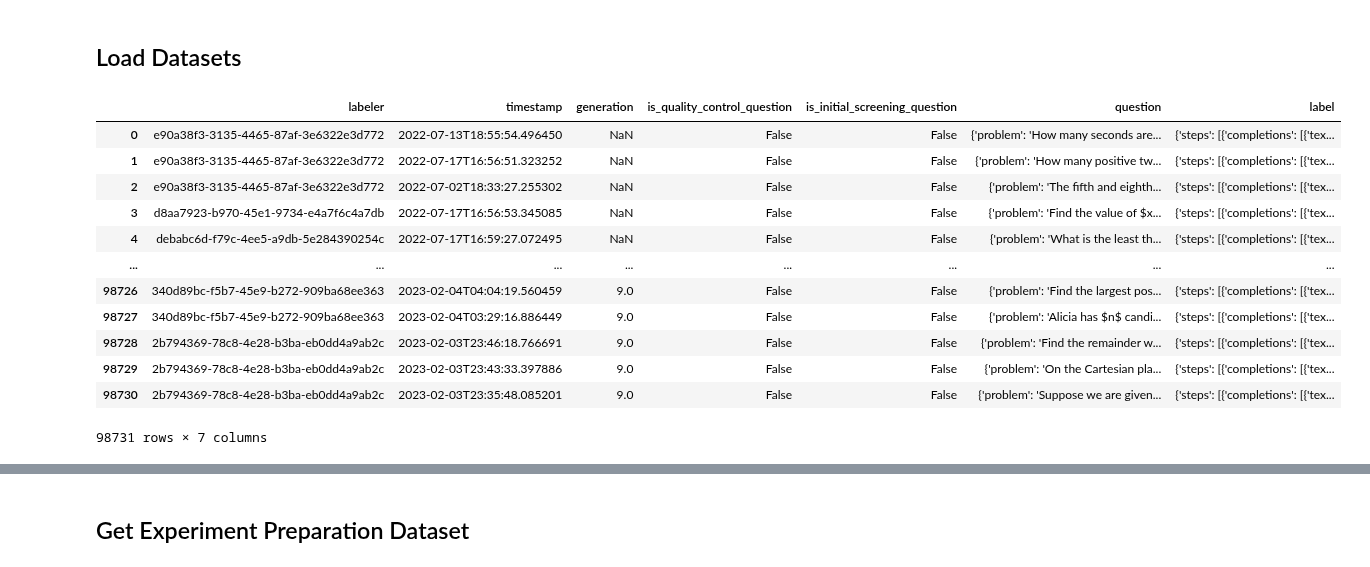
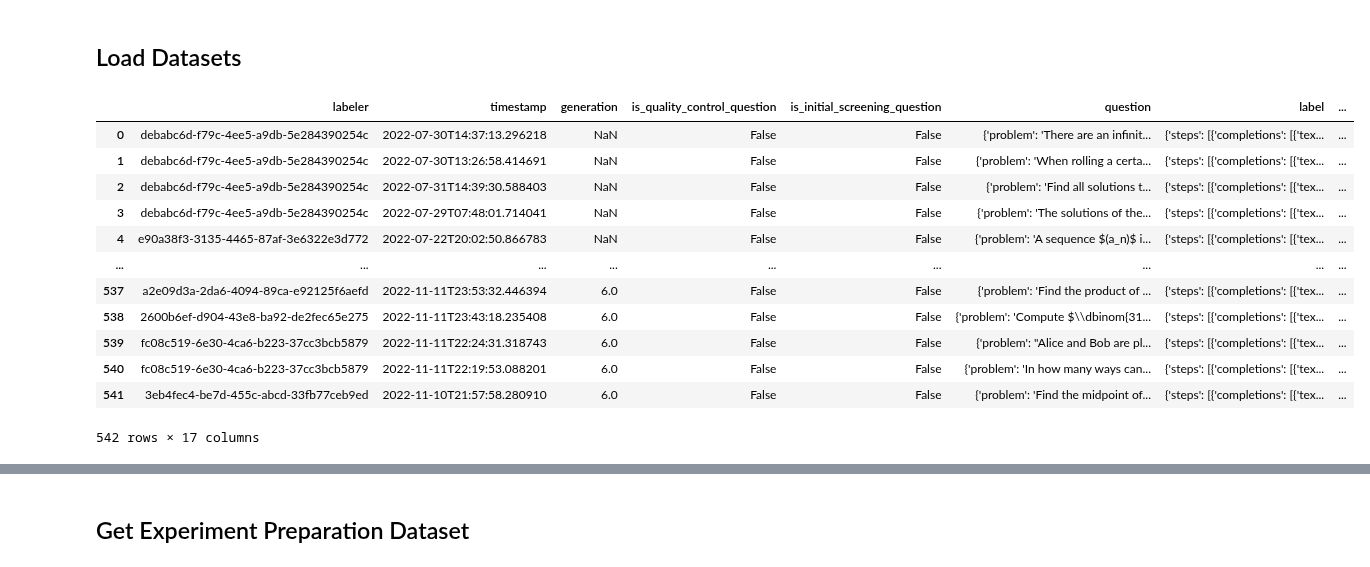
Before and after one commit to eugeniusms/textgrad-TextualVerifier, a Jupyter notebook: evaluation/deep_experiment/02-Build-Sample-Dataset.ipynb, the cells around one changed output, grey strips where cells are left out. Saved outputs shown, nothing was run; the diff lists cells and outputs as text; code cells hidden in the pictures.

Commit message:
feat: output valid data

```diff
--- a/evaluation/deep_experiment/02-Build-Sample-Dataset.ipynb
+++ b/evaluation/deep_experiment/02-Build-Sample-Dataset.ipynb
@@ -9,19 +9,19 @@ import pandas as pd
 # %% [markdown]
 ## Load Datasets
 # %%
-prm800k = pd.read_csv("dataset/prm800k-test-feature-engineered.csv")
+prm800k = pd.read_csv("dataset/prm800k-test-valid-data.csv")
 prm800k
 # %% [output]
-|  | labeler | timestamp | generation | is_quality_control_question | is_initial_screening_question | question | label |
-| 0 | e90a38f3-3135-4465-87af-3e6322e3d772 | 2022-07-13T18:55:54.496450 | NaN | False | False | {'problem': 'How many seconds are... | {'steps': [{'completions': [{'tex... |
-| 1 | e90a38f3-3135-4465-87af-3e6322e3d772 | 2022-07-17T16:56:51.323252 | NaN | False | False | {'problem': 'How many positive tw... | {'steps': [{'completions': [{'tex... |
-| 2 | e90a38f3-3135-4465-87af-3e6322e3d772 | 2022-07-02T18:33:27.255302 | NaN | False | False | {'problem': 'The fifth and eighth... | {'steps': [{'completions': [{'tex... |
-| 3 | d8aa7923-b970-45e1-9734-e4a7f6c4a7db | 2022-07-17T16:56:53.345085 | NaN | False | False | {'problem': 'Find the value of $x... | {'steps': [{'completions': [{'tex... |
-| 4 | debabc6d-f79c-4ee5-a9db-5e284390254c | 2022-07-17T16:59:27.072495 | NaN | False | False | {'problem': 'What is the least th... | {'steps': [{'completions': [{'tex... |
-| ... | ... | ... | ... | ... | ... | ... | ... |
-| 98726 | 340d89bc-f5b7-45e9-b272-909ba68ee363 | 2023-02-04T04:04:19.560459 | 9.0 | False | False | {'problem': 'Find the largest pos... | {'steps': [{'completions': [{'tex... |
-| 98727 | 340d89bc-f5b7-45e9-b272-909ba68ee363 | 2023-02-04T03:29:16.886449 | 9.0 | False | False | {'problem': 'Alicia has $n$ candi... | {'steps': [{'completions': [{'tex... |
-| 98728 | 2b794369-78c8-4e28-b3ba-eb0dd4a9ab2c | 2023-02-03T23:46:18.766691 | 9.0 | False | False | {'problem': 'Find the remainder w... | {'steps': [{'completions': [{'tex... |
-| 98729 | 2b794369-78c8-4e28-b3ba-eb0dd4a9ab2c | 2023-02-03T23:43:33.397886 | 9.0 | False | False | {'problem': 'On the Cartesian pla... | {'steps': [{'completions': [{'tex... |
-| 98730 | 2b794369-78c8-4e28-b3ba-eb0dd4a9ab2c | 2023-02-03T23:35:48.085201 | 9.0 | False | False | {'problem': 'Suppose we are given... | {'steps': [{'completions': [{'tex... |
+|  | labeler | timestamp | generation | is_quality_control_question | is_initial_screening_question | question | label | ... |
+| 0 | debabc6d-f79c-4ee5-a9db-5e284390254c | 2022-07-30T14:37:13.296218 | NaN | False | False | {'problem': 'There are an infinit... | {'steps': [{'completions': [{'tex... | ... |
+| 1 | debabc6d-f79c-4ee5-a9db-5e284390254c | 2022-07-30T13:26:58.414691 | NaN | False | False | {'problem': 'When rolling a certa... | {'steps': [{'completions': [{'tex... | ... |
+| 2 | debabc6d-f79c-4ee5-a9db-5e284390254c | 2022-07-31T14:39:30.588403 | NaN | False | False | {'problem': 'Find all solutions t... | {'steps': [{'completions': [{'tex... | ... |
+| 3 | debabc6d-f79c-4ee5-a9db-5e284390254c | 2022-07-29T07:48:01.714041 | NaN | False | False | {'problem': 'The solutions of the... | {'steps': [{'completions': [{'tex... | ... |
+| 4 | e90a38f3-3135-4465-87af-3e6322e3d772 | 2022-07-22T20:02:50.866783 | NaN | False | False | {'problem': 'A sequence $(a_n)$ i... | {'steps': [{'completions': [{'tex... | ... |
+| ... | ... | ... | ... | ... | ... | ... | ... | ... |
+| 537 | a2e09d3a-2da6-4094-89ca-e92125f6aefd | 2022-11-11T23:53:32.446394 | 6.0 | False | False | {'problem': 'Find the product of ... | {'steps': [{'completions': [{'tex... | ... |
+| 538 | 2600b6ef-d904-43e8-ba92-de2fec65e275 | 2022-11-11T23:43:18.235408 | 6.0 | False | False | {'problem': 'Compute $\\dbinom{31... | {'steps': [{'completions': [{'tex... | ... |
+| 539 | fc08c519-6e30-4ca6-b223-37cc3bcb5879 | 2022-11-11T22:24:31.318743 | 6.0 | False | False | {'problem': "Alice and Bob are pl... | {'steps': [{'completions': [{'tex... | ... |
+| 540 | fc08c519-6e30-4ca6-b223-37cc3bcb5879 | 2022-11-11T22:19:53.088201 | 6.0 | False | False | {'problem': 'In how many ways can... | {'steps': [{'completions': [{'tex... | ... |
+| 541 | 3eb4fec4-be7d-455c-abcd-33fb77ceb9ed | 2022-11-10T21:57:58.280910 | 6.0 | False | False | {'problem': 'Find the midpoint of... | {'steps': [{'completions': [{'tex... | ... |
-98731 rows × 7 columns
+542 rows × 17 columns
```
Also changed, not shown: parts of 1 cell of this notebook, 2 other files.
